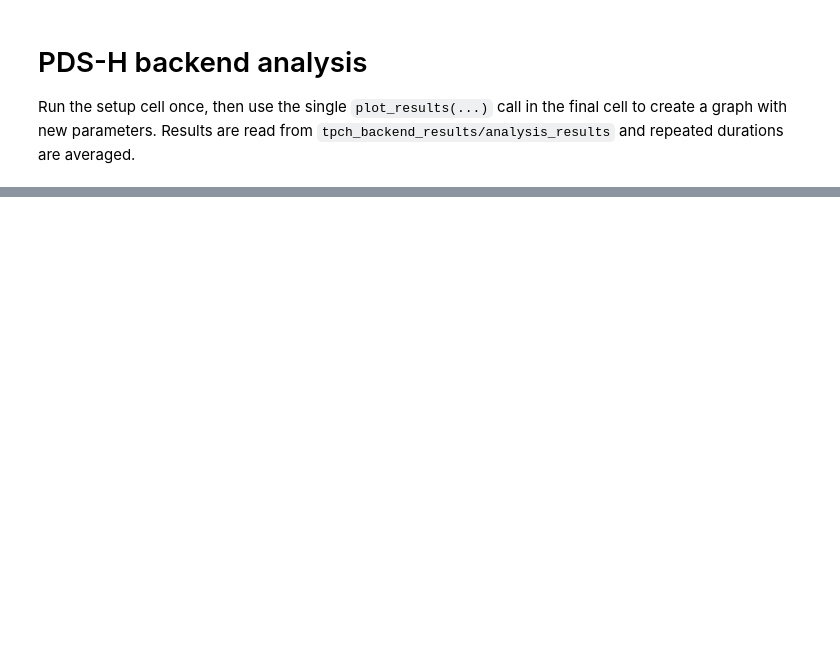
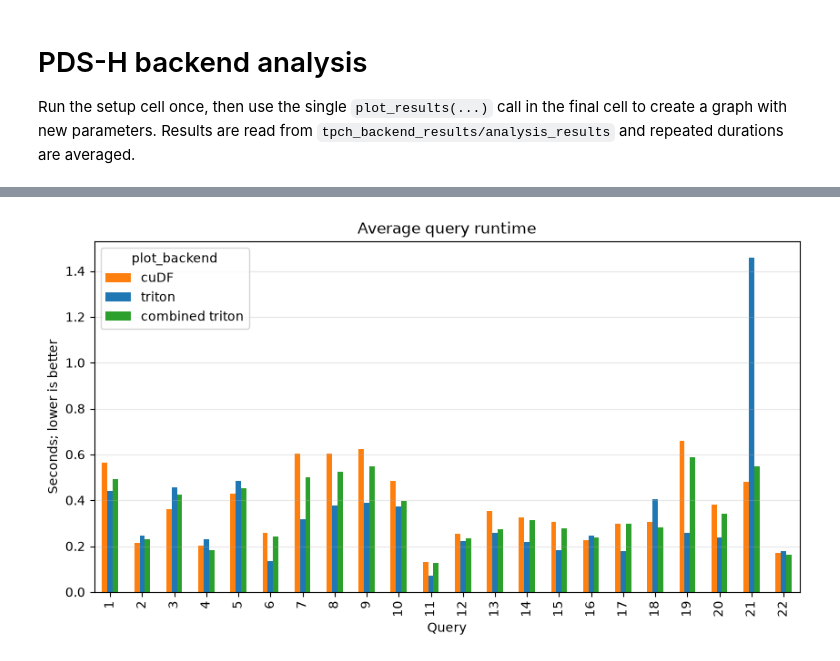
Before and after one commit to llm-db/compiler-assisted-computing-kernel-optimizations-for-gpu-accelerated-query-processing, a Jupyter notebook: notebooks/tpch_backend_plotting.ipynb, the cells around one changed output, grey strips where cells are left out. Cells and saved outputs as stored; diff of their text form; code cells hidden in the pictures; blank space fills up the shorter version.

```diff
--- a/notebooks/tpch_backend_plotting.ipynb
+++ b/notebooks/tpch_backend_plotting.ipynb
@@ -213,0 +214,9 @@ display(table)
+# %%
+_ = plot_results(
+    queries=None,
+    backends=["combined_triton", "triton", "cudf"],
+    scale_factor="5.0",
+    exclude_conversion_time=True,
+)
+# %% [output]
+[figure, added]
```
Also changed, not shown: parts of 4 cells of this notebook, 5 other files.
